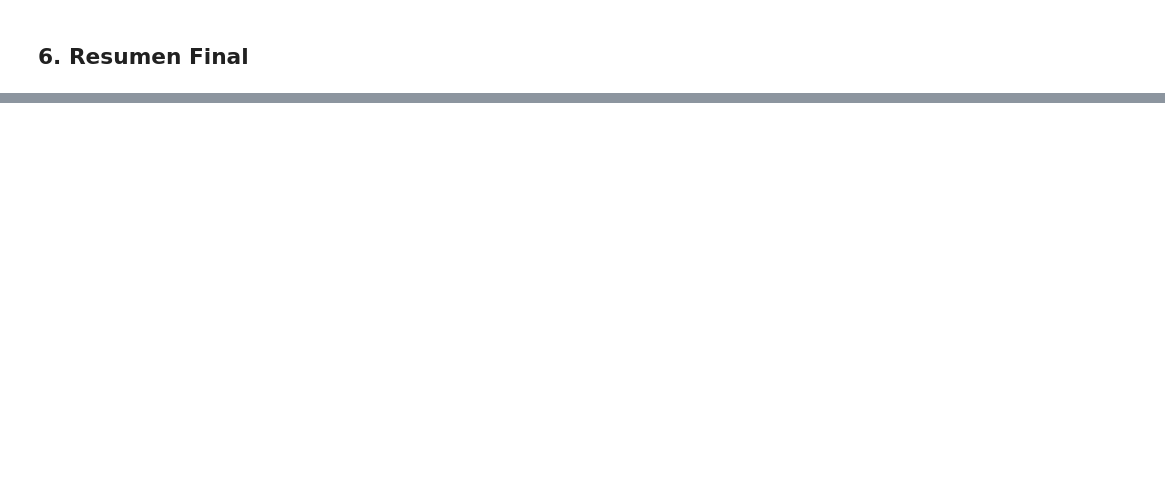
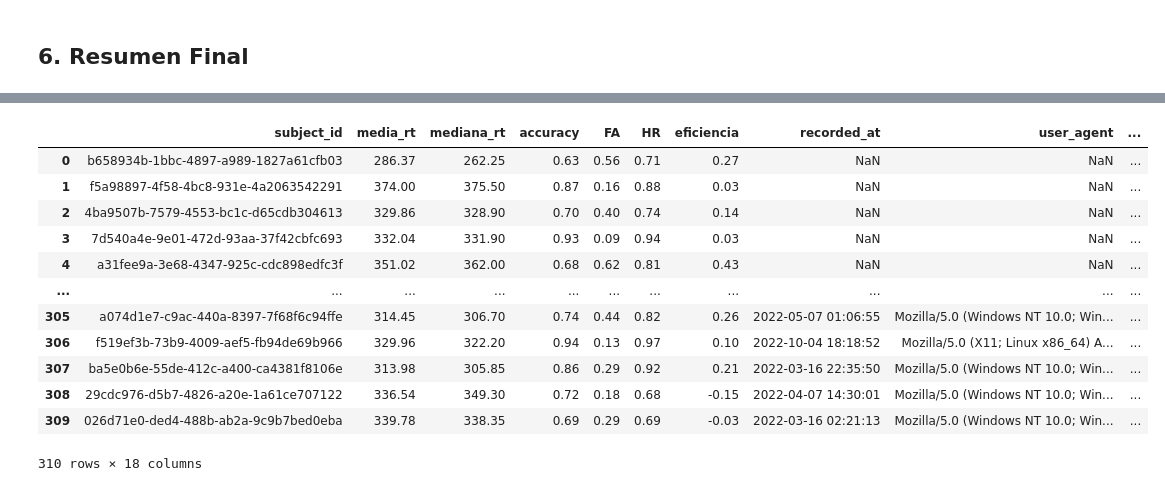
Before and after one commit to gianluca-capelo/datapruebas_analysis, a Jupyter notebook: notebooks/gonogo_analysis.ipynb, the cells around one changed output, grey strips where cells are left out. Saved outputs shown, nothing was run; the diff lists cells and outputs as text; code cells hidden in the pictures; blank space fills up the shorter version.

```diff
--- a/notebooks/gonogo_analysis.ipynb
+++ b/notebooks/gonogo_analysis.ipynb
@@ -136,0 +194,16 @@ print(f"  Media RT: {df['media_rt'].mean():.0f} ± {df['media_rt'].std():.0f} ms
+# %%
+df
+# %% [output]
+|  | subject_id | media_rt | mediana_rt | accuracy | FA | HR | eficiencia | recorded_at | user_agent | ... |
+| 0 | b658934b-1bbc-4897-a989-1827a61cfb03 | 286.37 | 262.25 | 0.63 | 0.56 | 0.71 | 0.27 | NaN | NaN | ... |
+| 1 | f5a98897-4f58-4bc8-931e-4a2063542291 | 374.00 | 375.50 | 0.87 | 0.16 | 0.88 | 0.03 | NaN | NaN | ... |
+| 2 | 4ba9507b-7579-4553-bc1c-d65cdb304613 | 329.86 | 328.90 | 0.70 | 0.40 | 0.74 | 0.14 | NaN | NaN | ... |
+| 3 | 7d540a4e-9e01-472d-93aa-37f42cbfc693 | 332.04 | 331.90 | 0.93 | 0.09 | 0.94 | 0.03 | NaN | NaN | ... |
+| 4 | a31fee9a-3e68-4347-925c-cdc898edfc3f | 351.02 | 362.00 | 0.68 | 0.62 | 0.81 | 0.43 | NaN | NaN | ... |
+| ... | ... | ... | ... | ... | ... | ... | ... | ... | ... | ... |
+| 305 | a074d1e7-c9ac-440a-8397-7f68f6c94ffe | 314.45 | 306.70 | 0.74 | 0.44 | 0.82 | 0.26 | 2022-05-07 01:06:55 | Mozilla/5.0 (Windows NT 10.0; Win... | ... |
+| 306 | f519ef3b-73b9-4009-aef5-fb94de69b966 | 329.96 | 322.20 | 0.94 | 0.13 | 0.97 | 0.10 | 2022-10-04 18:18:52 | Mozilla/5.0 (X11; Linux x86_64) A... | ... |
+| 307 | ba5e0b6e-55de-412c-a400-ca4381f8106e | 313.98 | 305.85 | 0.86 | 0.29 | 0.92 | 0.21 | 2022-03-16 22:35:50 | Mozilla/5.0 (Windows NT 10.0; Win... | ... |
+| 308 | 29cdc976-d5b7-4826-a20e-1a61ce707122 | 336.54 | 349.30 | 0.72 | 0.18 | 0.68 | -0.15 | 2022-04-07 14:30:01 | Mozilla/5.0 (Windows NT 10.0; Win... | ... |
+| 309 | 026d71e0-ded4-488b-ab2a-9c9b7bed0eba | 339.78 | 338.35 | 0.69 | 0.29 | 0.69 | -0.03 | 2022-03-16 02:21:13 | Mozilla/5.0 (Windows NT 10.0; Win... | ... |
+310 rows × 18 columns
```
Also changed, not shown: parts of 8 cells of this notebook, 3 other files.
